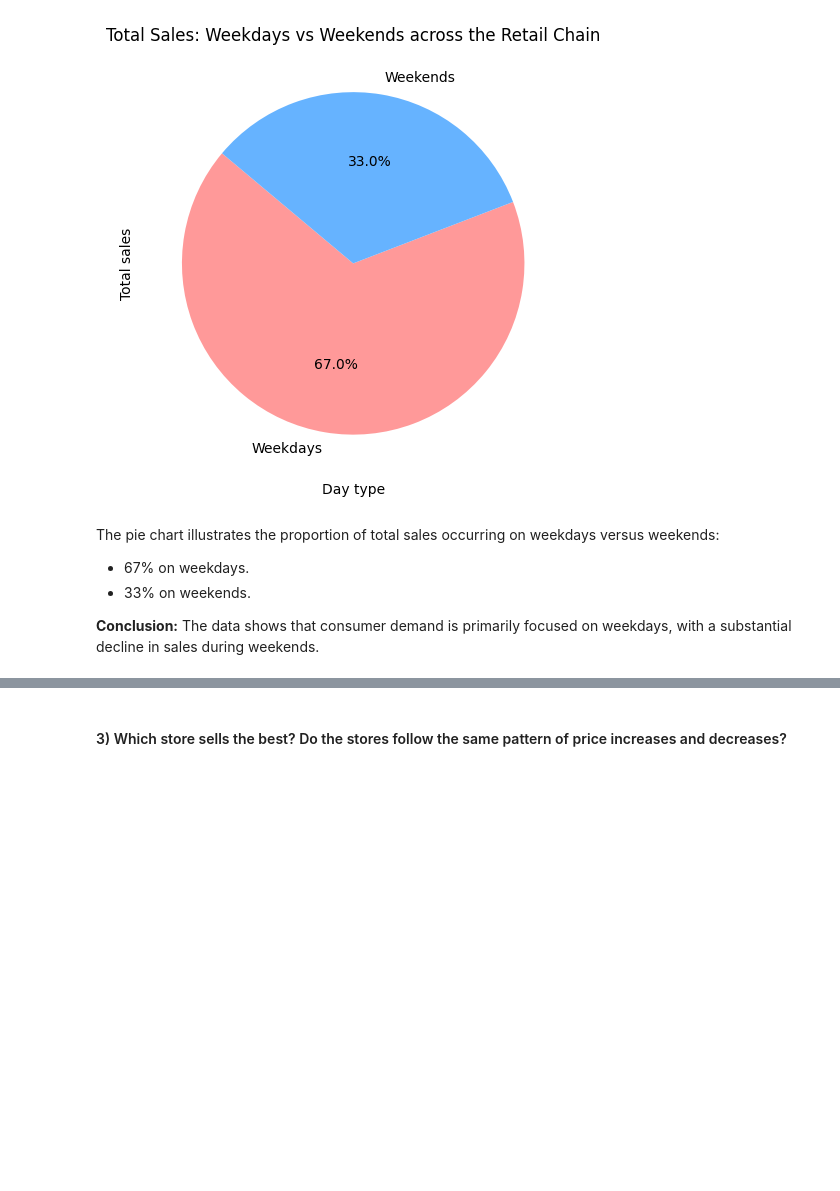
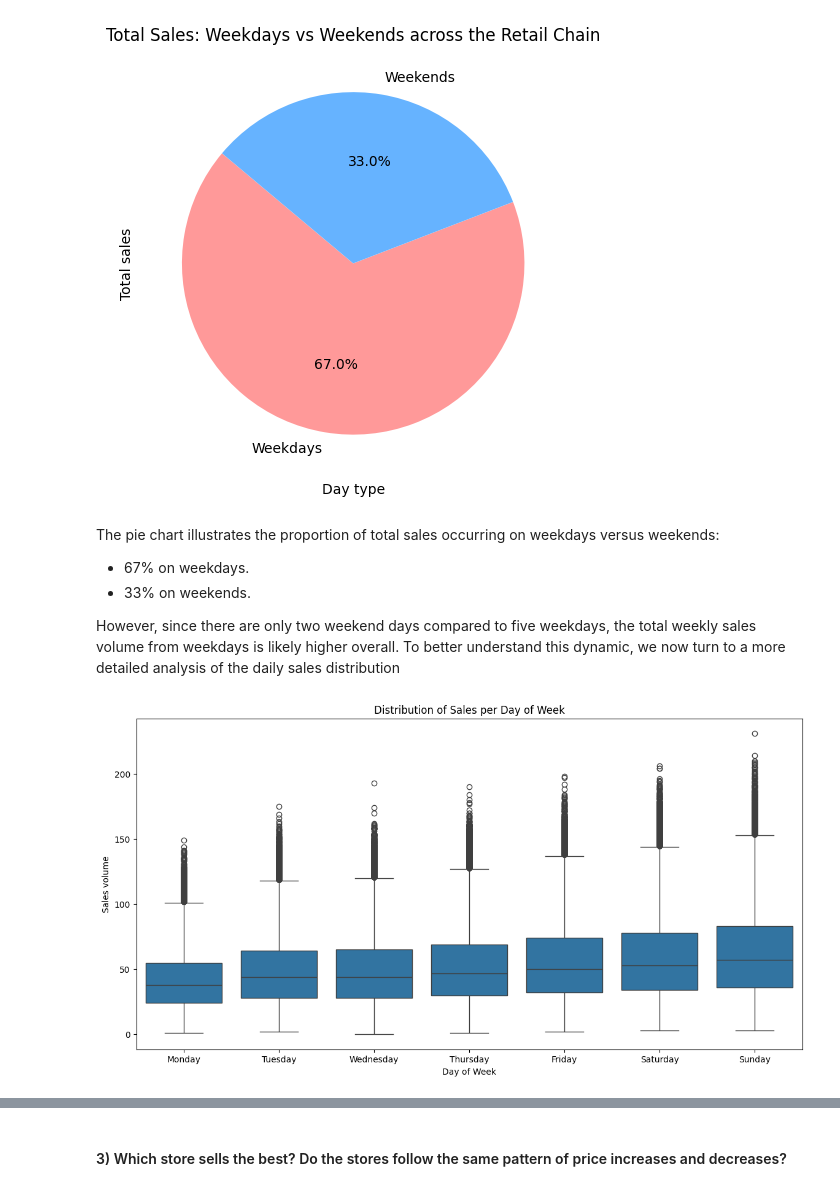
Before and after one commit to trhkimngan22/Inventory-Optimization-for-Retail-Chain, a Jupyter notebook: src/notebook.ipynb, the cells around one changed output, grey strips where cells are left out. Saved outputs shown, nothing was run; the diff lists cells and outputs as text; code cells hidden in the pictures; blank space fills up the shorter version.

```diff
--- a/src/notebook.ipynb
+++ b/src/notebook.ipynb
@@ -244,4 +275,14 @@ The pie chart illustrates the proportion of total sales occurring on weekdays ve
 - 67% on weekdays.
 - 33% on weekends.
 
-**Conclusion:** The data shows that consumer demand is primarily focused on weekdays, with a substantial decline in sales during weekends.
+However, since there are only two weekend days compared to five weekdays, the total weekly sales volume from weekdays is likely higher overall. To better understand this dynamic, we now turn to a more detailed analysis of the daily sales distribution
+# %%
+plt.figure(figsize=(14, 7))
+day_order = ['Monday', 'Tuesday', 'Wednesday', 'Thursday', 'Friday', 'Saturday', 'Sunday']
+sns.boxplot(x='day_of_week_name', y='sales', data=df, order=day_order)
+plt.title('Distribution of Sales per Day of Week')
+plt.xlabel('Day of Week')
+plt.ylabel('Sales volume')
+plt.show()
+# %% [output]
+[figure, added]
```
Also changed, not shown: parts of 13 cells of this notebook.
